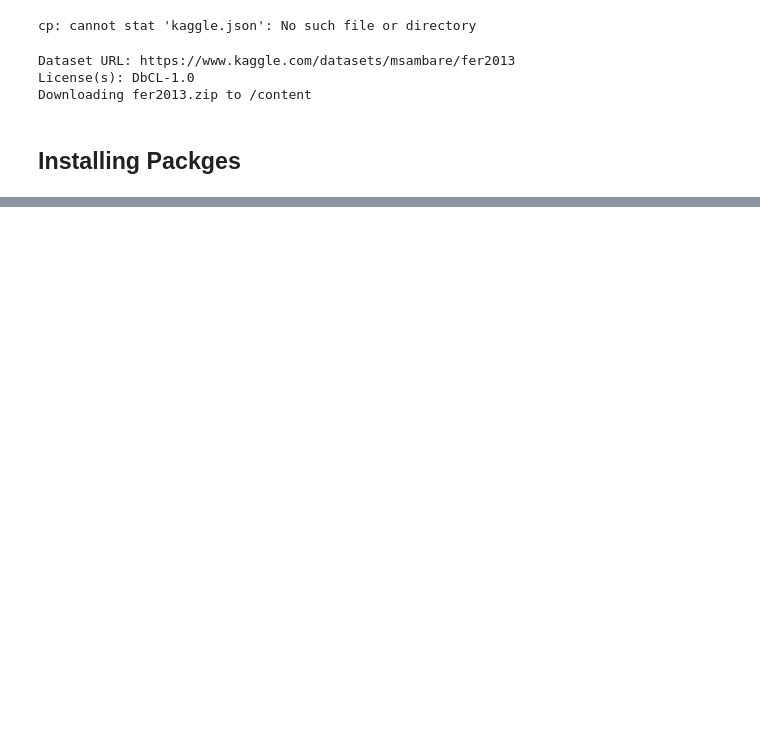
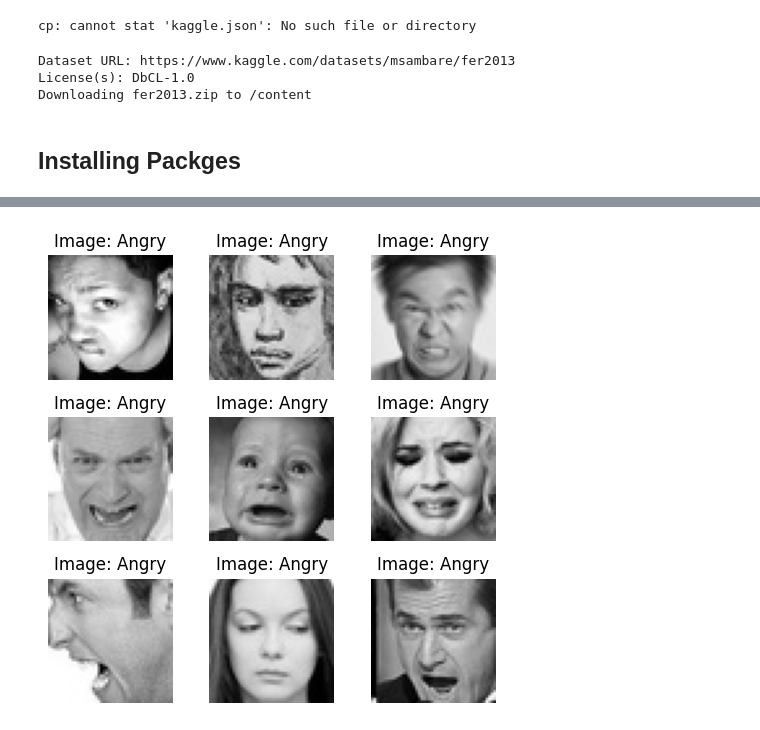
Before and after one commit to parasgodhani01/Emotion-Detection, a Jupyter notebook: main.ipynb, the cells around one changed output, grey strips where cells are left out. Cells and saved outputs as stored; diff of their text form; code cells hidden in the pictures; blank space fills up the shorter version.

```diff
--- a/main.ipynb
+++ b/main.ipynb
@@ -38,0 +173,28 @@ from keras.layers import Conv2D,MaxPooling2D,BatchNormalization,Dropout,Flatten,
+# %%
+def plot_images_from_directory(directory_path, class_name, num_images=9):
+    image_filenames = os.listdir(directory_path)
+
+    if len(image_filenames) < num_images:
+        print(f"Only found {len(image_filenames)} images in {directory_path}, displaying them all.")
+        num_images = len(image_filenames)
+
+    selected_images = random.sample(image_filenames, num_images)
+
+    # Plotting the images
+    fig, axes = plt.subplots(3,3, figsize=(5, 5))
+    axes = axes.ravel()   #2D t0 1D
+
+    for i, image_file in enumerate(selected_images):
+        image_path = os.path.join(directory_path, image_file)
+        image = load_img(image_path)
+        axes[i].imshow(image)
+        axes[i].set_title(f"Image: {class_name}")
+        axes[i].axis('off')
+
+    plt.tight_layout()
+    plt.show()
+# %%
+angry_directory_path = '/content/train/angry'
+plot_images_from_directory(angry_directory_path, class_name = 'Angry')
+# %% [output]
+[figure, added]
```
Also changed, not shown: parts of 19 cells of this notebook.
